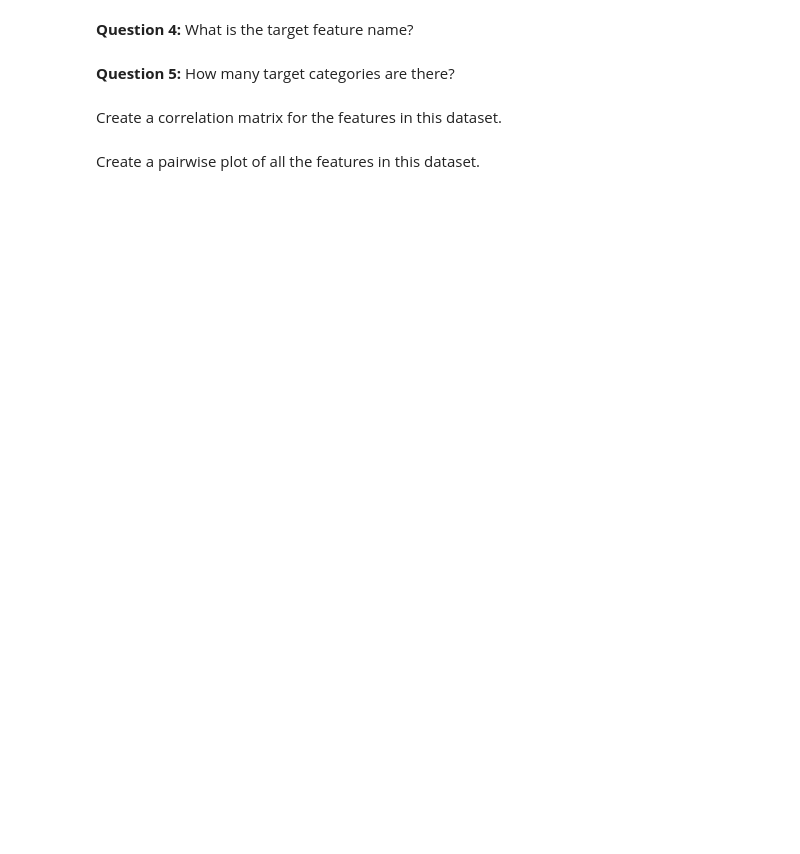
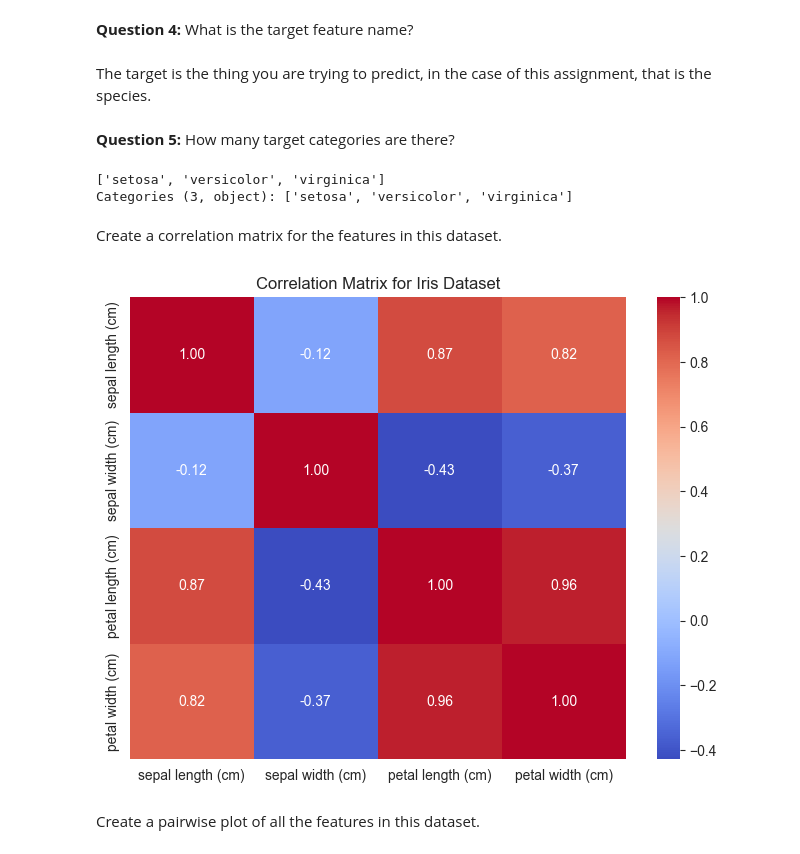
Before and after one commit to jonivrapi/intro-to-ml, a Jupyter notebook: Assignments/Assignment-1-completed.ipynb, the cells around one changed output. Saved outputs shown, nothing was run; the diff lists cells and outputs as text; code cells hidden in the pictures; blank space fills up the shorter version.

Commit message:
Completes assignment 1

```diff
--- a/Assignments/Assignment-1-completed.ipynb
+++ b/Assignments/Assignment-1-completed.ipynb
@@ -4,0 +7,13 @@ We will be working with the `Iris Dataset` -- typically used as the `Hello world
+# %%
+import pandas as pd
+from sklearn.datasets import load_iris
+
+# load the iris dataset from sklearn
+iris = load_iris()
+
+# ingest it into a dataframe specifying the data, and column names
+iris_df = pd.DataFrame(iris.data, columns=iris.feature_names)
+# append the target column to the dataframe
+iris_df['species'] = pd.Categorical.from_codes(iris.target, iris.target_names)
+# sanity check to make sure everything looks ok
+iris_df.head()
@@ -11,8 +54,33 @@ We will be working with the `Iris Dataset` -- typically used as the `Hello world
 # %% [markdown]
 **Question 4:** What is the target feature name?
+# %% [markdown]
+The target is the thing you are trying to predict, in the case of this assignment, that is the species.
 # %% [markdown]
 **Question 5:** How many target categories are there?
+# %%
+iris_df['species'].unique()
+# %% [output]
+['setosa', 'versicolor', 'virginica']
+Categories (3, object): ['setosa', 'versicolor', 'virginica']
 # %% [markdown]
 Create a correlation matrix for the features in this dataset.
+# %%
+import seaborn as sns
+import matplotlib.pyplot as plt
+
+# Exclude the 'species' column for correlation computation because it is currently a string
+numeric_columns = iris_df.select_dtypes(include=['float64', 'int64'])
+correlation_matrix = numeric_columns.corr()
+
+# Set up the matplotlib figure
+plt.figure(figsize=(8, 6))
+
+# Draw the heatmap
+sns.heatmap(correlation_matrix, annot=True, cmap='coolwarm', fmt=".2f")
+
+plt.title('Correlation Matrix for Iris Dataset')
+plt.show()
+# %% [output]
+[figure, added]
 # %% [markdown]
 Create a pairwise plot of all the features in this dataset.
```
Also changed, not shown: parts of 11 cells of this notebook, 7 other files.
